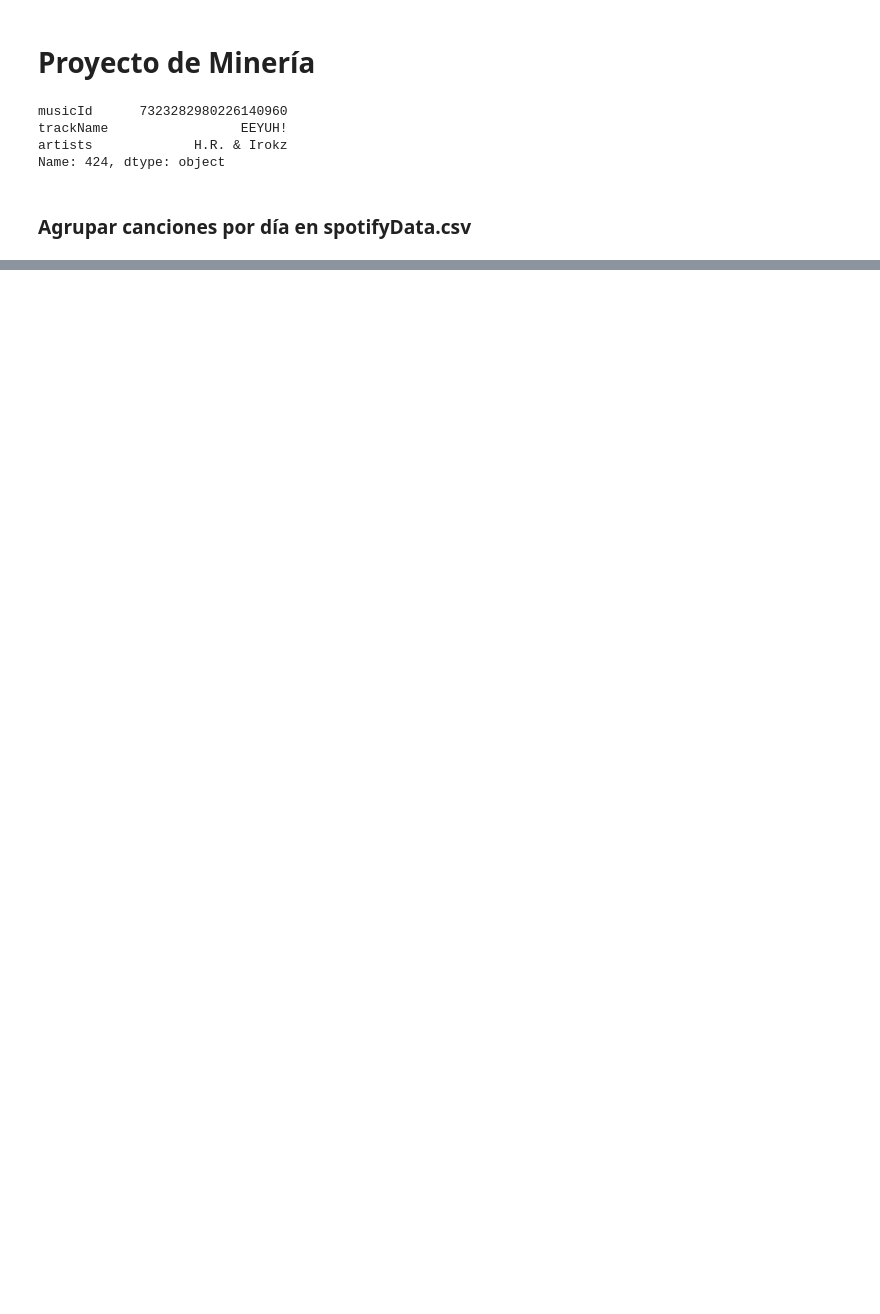
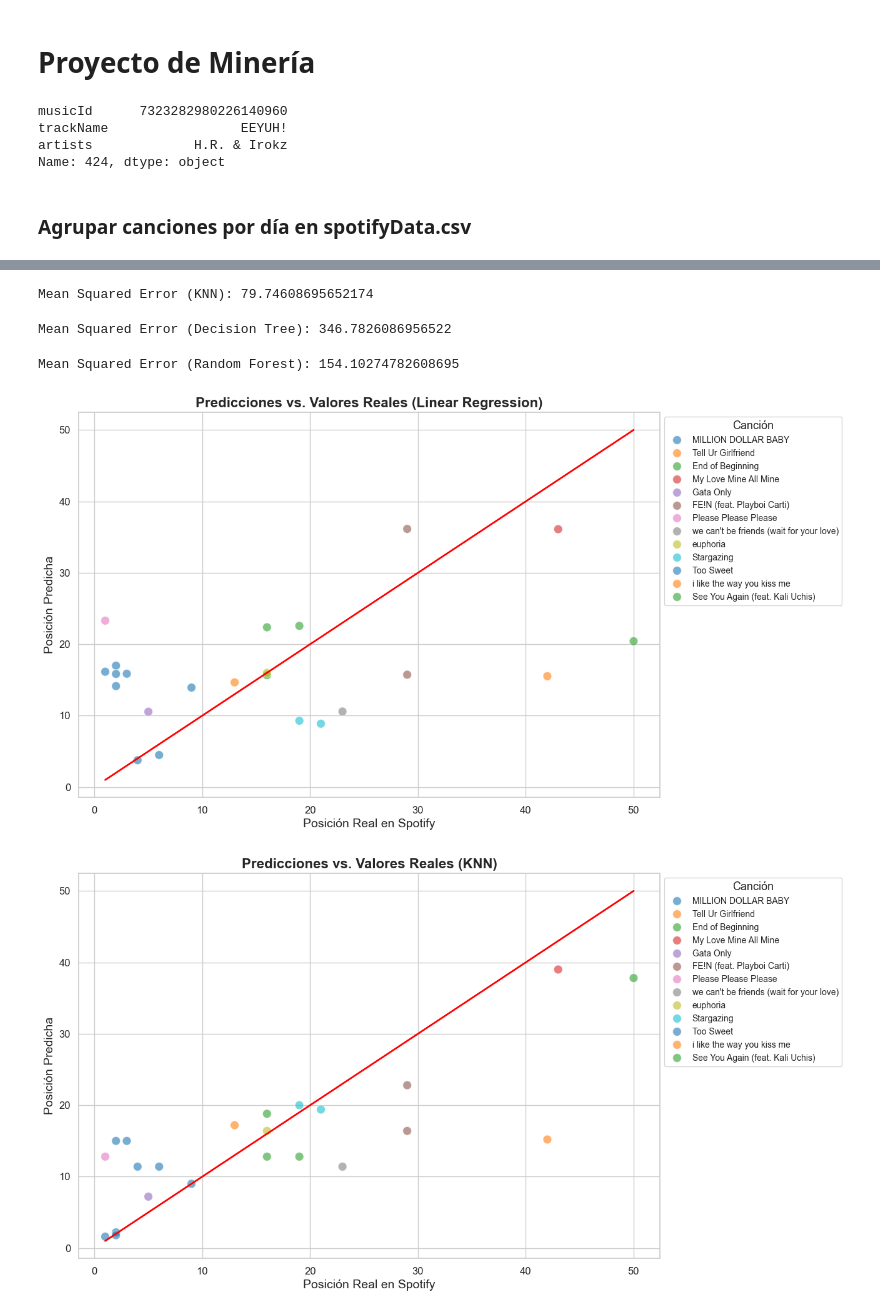
Before and after one commit to gabrielariasv/Mineriadedatosdataframegenerator, a Jupyter notebook: project.ipynb, the cells around one changed output, grey strips where cells are left out. Cells and saved outputs as stored; diff of their text form; code cells hidden in the pictures; blank space fills up the shorter version.

```diff
--- a/project.ipynb
+++ b/project.ipynb
@@ -168,0 +294,71 @@ print(sum_views_by_song)
+# %%
+from sklearn.neighbors import KNeighborsRegressor
+
+# Entrenar el modelo KNN
+knn_model = KNeighborsRegressor(n_neighbors=5)
+knn_model.fit(X_train, y_train)
+
+# Hacer predicciones
+y_pred_knn = knn_model.predict(X_test)
+
+# Evaluar el modelo
+mse_knn = mean_squared_error(y_test, y_pred_knn)
+print(f'Mean Squared Error (KNN): {mse_knn}')
+# %% [output]
+Mean Squared Error (KNN): 79.74608695652174
+# %%
+from sklearn.tree import DecisionTreeRegressor
+
+# Entrenar el modelo de árbol de decisión
+tree_model = DecisionTreeRegressor(random_state=42)
+tree_model.fit(X_train, y_train)
+
+# Hacer predicciones
+y_pred_tree = tree_model.predict(X_test)
+
+# Evaluar el modelo
+mse_tree = mean_squared_error(y_test, y_pred_tree)
+print(f'Mean Squared Error (Decision Tree): {mse_tree}')
+# %% [output]
+Mean Squared Error (Decision Tree): 346.7826086956522
+# %%
+from sklearn.ensemble import RandomForestRegressor
+
+# Entrenar el modelo de random forest
+forest_model = RandomForestRegressor(n_estimators=100, random_state=42)
+forest_model.fit(X_train, y_train)
+
+# Hacer predicciones
+y_pred_forest = forest_model.predict(X_test)
+
+# Evaluar el modelo
+mse_forest = mean_squared_error(y_test, y_pred_forest)
+print(f'Mean Squared Error (Random Forest): {mse_forest}')
+# %% [output]
+Mean Squared Error (Random Forest): 154.10274782608695
+# %%
+# Función para crear gráficos de dispersión mejorados sin etiquetas
+def plot_predictions(y_test, y_pred, title, labels):
+    plt.figure(figsize=(12, 8))
+    sns.set(style="whitegrid")
+    ax = sns.scatterplot(x=y_test, y=y_pred, alpha=0.6, s=100, hue=labels, palette='tab10')
+    sns.lineplot(x=[y_test.min(), y_test.max()], y=[y_test.min(), y_test.max()], color='red', lw=2, ax=ax)
+    ax.set_xlabel('Posición Real en Spotify', fontsize=14)
+    ax.set_ylabel('Posición Predicha', fontsize=14)
+    ax.set_title(title, fontsize=16, fontweight='bold')
+    plt.xticks(fontsize=12)
+    plt.yticks(fontsize=12)
+    plt.legend(title='Canción', loc='upper left', bbox_to_anchor=(1, 1), fontsize='small', title_fontsize='13')
+    plt.show()
+
+# Ejemplo de uso con etiquetas de los datos (suponiendo que labels es una serie con los nombres de las canciones)
+labels = spotifytiktok_df.loc[X_test.index, 'trackName']
+
+# Visualizar las predicciones vs. los valores reales sin etiquetas
+plot_predictions(y_test, y_pred_linear, 'Predicciones vs. Valores Reales (Linear Regression)', labels)
+plot_predictions(y_test, y_pred_knn, 'Predicciones vs. Valores Reales (KNN)', labels)
+plot_predictions(y_test, y_pred_tree, 'Predicciones vs. Valores Reales (Decision Tree)', labels)
+plot_predictions(y_test, y_pred_forest, 'Predicciones vs. Valores Reales (Random Forest)', labels)
+# %% [output]
+[figure, added]
+[figure, added]
```
Also changed, not shown: parts of 18 cells of this notebook.
